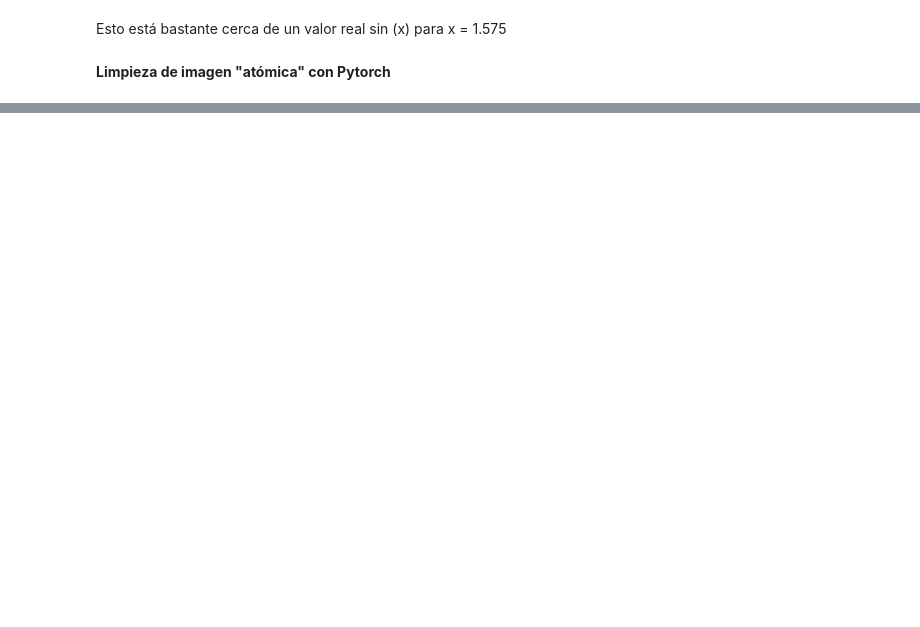
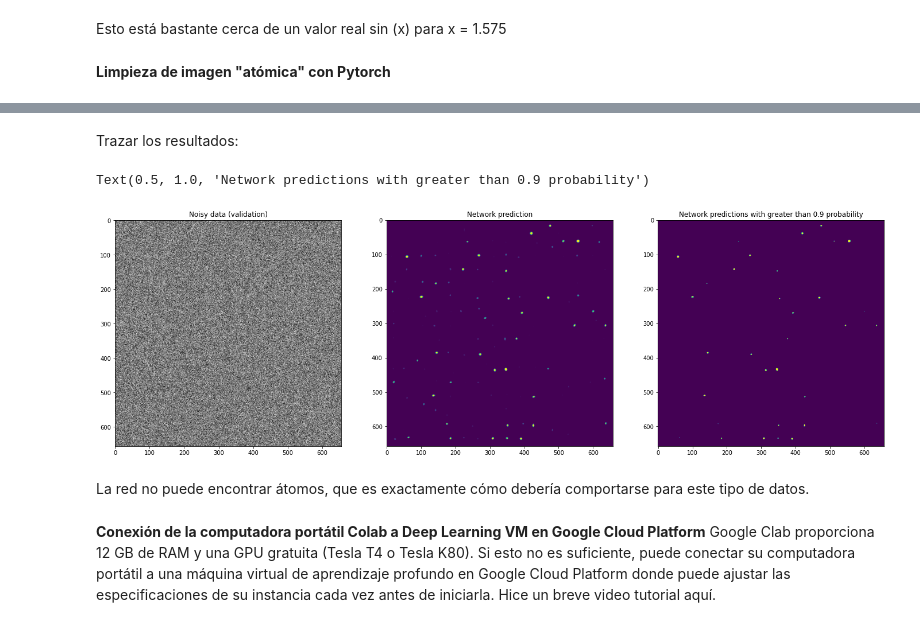
Before and after one commit to nicolegg/Torch_Colab, a Jupyter notebook: TorchMatriz.ipynb, the cells around one changed output, grey strips where cells are left out. Cells and saved outputs as stored; diff of their text form; code cells hidden in the pictures; blank space fills up the shorter version.

```diff
--- a/TorchMatriz.ipynb
+++ b/TorchMatriz.ipynb
@@ -311,0 +501,4 @@ Esto está bastante cerca de un valor real sin (x) para x = 1.575
+# %%
+tile_n = 8
+noise_level = 30
+test_data, _ = lattice_generation(atom, label, noise_level, tile_n)
@@ -311,0 +507,26 @@ Esto está bastante cerca de un valor real sin (x) para x = 1.575
+# %%
+# Convert numpy array to torch tensor
+X_test = torch.from_numpy(test_data).float()
+# Make prediction
+test_prediction = model(X_test)
+test_prediction = torch.sigmoid(test_prediction)
+# Convert prediction from torch tensor to numpy array
+test_prediction = test_prediction.data.numpy()
+# %% [markdown]
+Trazar los resultados:
+# %%
+fig, (ax1, ax2, ax3) = plt.subplots(1, 3, figsize=(24, 12)) # generate figure with 3 subplots (ax1, ax2, ax3)
+ax1.imshow(X_test[0, 0, :, :], cmap='gray') # first subplot
+ax1.set_title('Noisy data (validation)')
+ax2.imshow(test_prediction[0, 0, :, :]) # second subplot
+ax2.set_title('Network prediction')
+ax3.imshow(test_prediction[0, 0, :, :]>0.9) # third subplot
+ax3.set_title('Network predictions with greater than 0.9 probability')
+# %% [output]
+Text(0.5, 1.0, 'Network predictions with greater than 0.9 probability')
+[figure, added]
+# %% [markdown]
+La red no puede encontrar átomos, que es exactamente cómo debería comportarse para este tipo de datos.
+# %% [markdown]
+**Conexión de la computadora portátil Colab a Deep Learning VM en Google Cloud Platform**
+Google Clab proporciona 12 GB de RAM y una GPU gratuita (Tesla T4 o Tesla K80). Si esto no es suficiente, puede conectar su computadora portátil a una máquina virtual de aprendizaje profundo en Google Cloud Platform donde puede ajustar las especificaciones de su instancia cada vez antes de iniciarla. Hice un breve video tutorial aquí.
```
Also changed, not shown: parts of 35 cells of this notebook.
